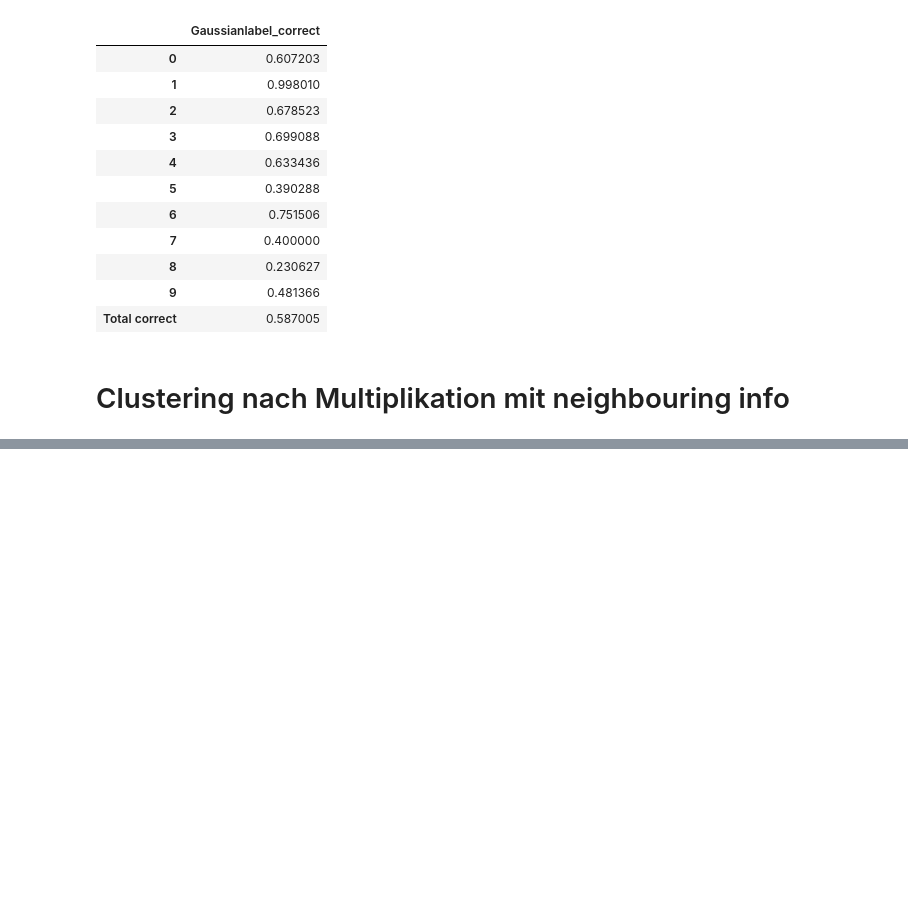
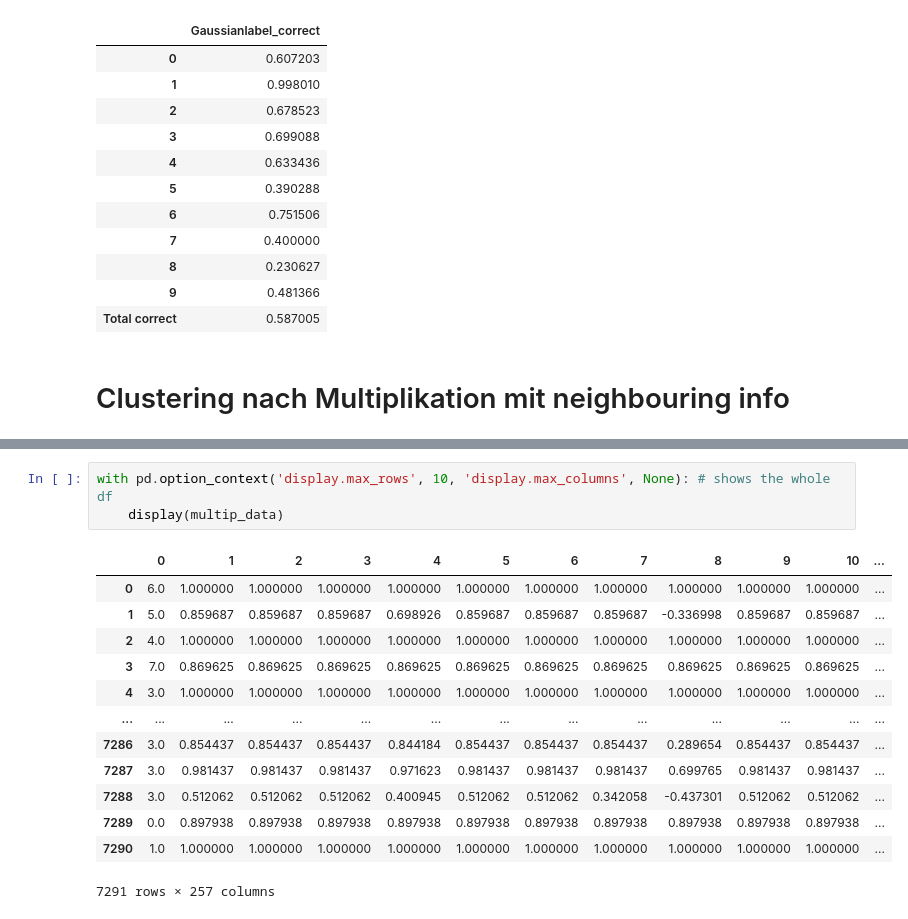
Before and after one commit to r9d9/descript_analysis, a Jupyter notebook: Descriptives_Digits.ipynb, the cells around one changed output, grey strips where cells are left out. Cells and saved outputs as stored; diff of their text form; blank space fills up the shorter version.

```diff
--- a/Descriptives_Digits.ipynb
+++ b/Descriptives_Digits.ipynb
@@ -1014,0 +1013,17 @@ double_clust: Series([], Name: Gaussianlabel, dtype: object),(0,)
+# %%
+with pd.option_context('display.max_rows', 10, 'display.max_columns', None): # shows the whole df
+    display(multip_data)
+# %% [output]
+|  | 0 | 1 | 2 | 3 | 4 | 5 | 6 | 7 | 8 | 9 | 10 | ... |
+| 0 | 6.0 | 1.000000 | 1.000000 | 1.000000 | 1.000000 | 1.000000 | 1.000000 | 1.000000 | 1.000000 | 1.000000 | 1.000000 | ... |
+| 1 | 5.0 | 0.859687 | 0.859687 | 0.859687 | 0.698926 | 0.859687 | 0.859687 | 0.859687 | -0.336998 | 0.859687 | 0.859687 | ... |
+| 2 | 4.0 | 1.000000 | 1.000000 | 1.000000 | 1.000000 | 1.000000 | 1.000000 | 1.000000 | 1.000000 | 1.000000 | 1.000000 | ... |
+| 3 | 7.0 | 0.869625 | 0.869625 | 0.869625 | 0.869625 | 0.869625 | 0.869625 | 0.869625 | 0.869625 | 0.869625 | 0.869625 | ... |
+| 4 | 3.0 | 1.000000 | 1.000000 | 1.000000 | 1.000000 | 1.000000 | 1.000000 | 1.000000 | 1.000000 | 1.000000 | 1.000000 | ... |
+| ... | ... | ... | ... | ... | ... | ... | ... | ... | ... | ... | ... | ... |
+| 7286 | 3.0 | 0.854437 | 0.854437 | 0.854437 | 0.844184 | 0.854437 | 0.854437 | 0.854437 | 0.289654 | 0.854437 | 0.854437 | ... |
+| 7287 | 3.0 | 0.981437 | 0.981437 | 0.981437 | 0.971623 | 0.981437 | 0.981437 | 0.981437 | 0.699765 | 0.981437 | 0.981437 | ... |
+| 7288 | 3.0 | 0.512062 | 0.512062 | 0.512062 | 0.400945 | 0.512062 | 0.512062 | 0.342058 | -0.437301 | 0.512062 | 0.512062 | ... |
+| 7289 | 0.0 | 0.897938 | 0.897938 | 0.897938 | 0.897938 | 0.897938 | 0.897938 | 0.897938 | 0.897938 | 0.897938 | 0.897938 | ... |
+| 7290 | 1.0 | 1.000000 | 1.000000 | 1.000000 | 1.000000 | 1.000000 | 1.000000 | 1.000000 | 1.000000 | 1.000000 | 1.000000 | ... |
+7291 rows × 257 columns
```
Also changed, not shown: parts of 9 cells of this notebook.
